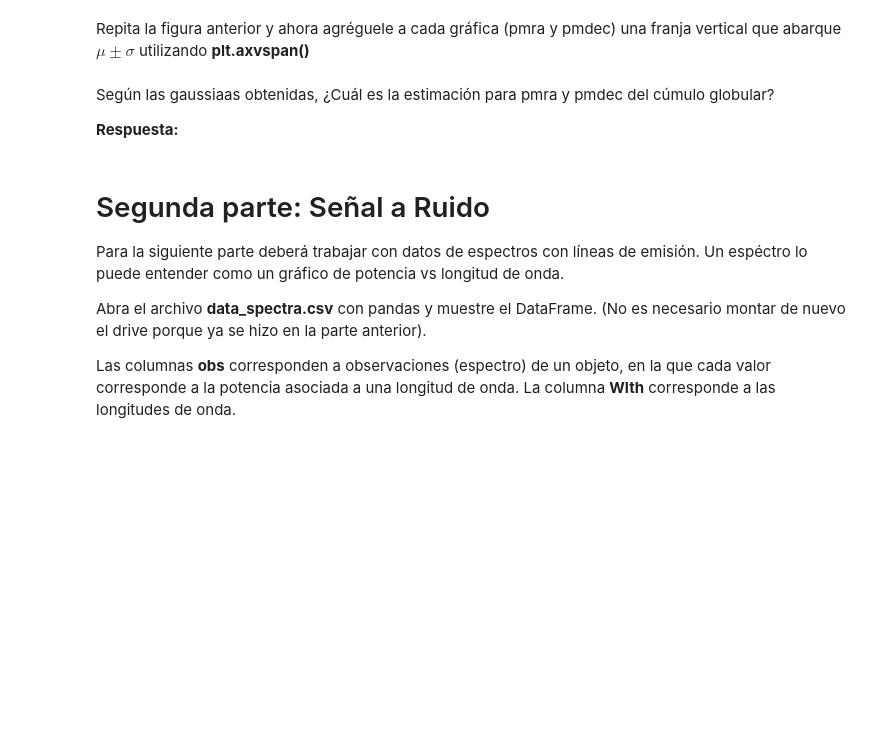
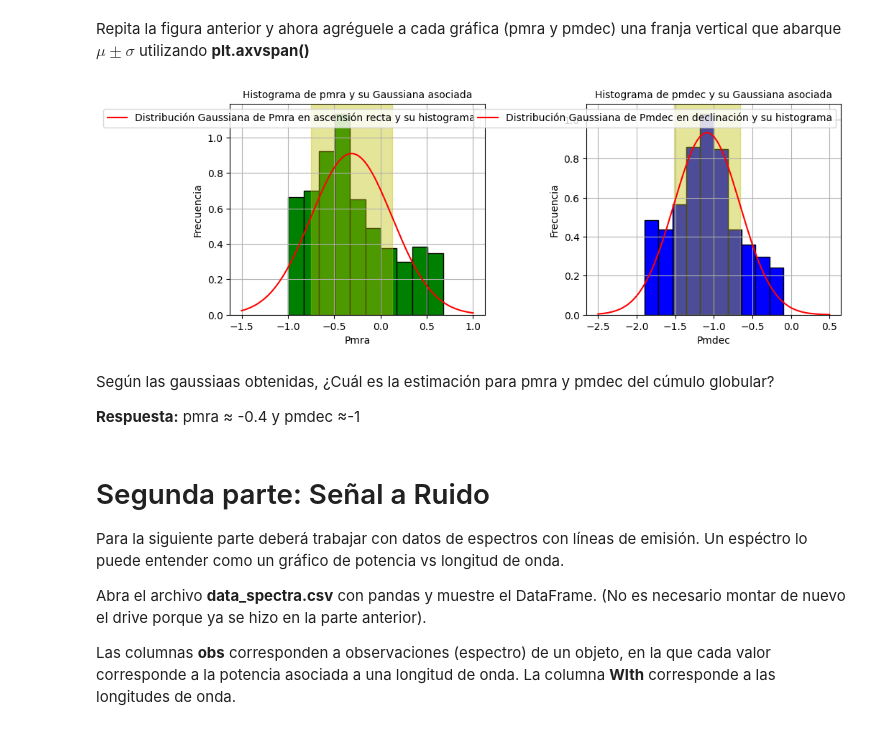
Before and after one commit to martinmaturana777/Tarea-2, a Jupyter notebook: Tarea2.ipynb, the cells around one changed output. Drawn from its saved outputs; the diff is of its cells as text; code cells hidden in the pictures; blank space fills up the shorter version.

Commit message:
Primera parte ready

```diff
--- a/Tarea2.ipynb
+++ b/Tarea2.ipynb
@@ -224,9 +200,44 @@ plt.show()
 # %% [markdown]
 Repita la figura anterior y ahora agréguele a cada gráfica (pmra y pmdec) una franja vertical que abarque $\mu \pm \sigma$ utilizando **plt.axvspan()**
+# %%
+#main figura
+fig=plt.figure(figsize=(10,8))
+#subplot
+ax1=fig.add_subplot(2,2,1)
+ax4=fig.add_subplot(2,2,2)
+
+#primer plot pmra1
+ax1.plot(x_pmra1, fx_pmra1, label='Distribución Gaussiana de Pmra en ascensión recta y su histograma', color='red')
+ax1.hist(pmra, density=True, color='g', edgecolor='black')
+ax1.set_xlabel('Pmra')
+ax1.set_ylabel('Frecuencia')
+ax1.set_title('Histograma de pmra y su Gaussiana asociada', fontsize=10)
+ax1.grid(True)
+ax1.legend()
+ax1.axvspan(mu_pmra-std_pmra, mu_pmra+std_pmra, color='y', alpha=0.4, label='$\mu \pm \sigma$')
+
+#cuarto plot pmdec2
+ax4.plot(x_pmdec2, fx_pmdec2, label='Distribución Gaussiana de Pmdec en declinación y su histograma', color='red')
+ax4.hist(pmdec, density=True, color='blue', edgecolor='black')
+ax4.set_xlabel('Pmdec')
+ax4.set_ylabel('Frecuencia')
+ax4.set_title('Histograma de pmdec y su Gaussiana asociada', fontsize=10)
+ax4.grid(True)
+ax4.legend()
+ax4.axvspan(mu_pmdec-std_pmdec, mu_pmdec+std_pmdec, color='y', alpha=0.4, label='$\mu \pm \sigma$')
+
+#ajuste de espacio para q se vea mejor
+plt.tight_layout()
+plt.subplots_adjust(left=0.1, right=0.95, wspace=0.4, hspace=0.4, top=0.9)
+
+# Mostrar el gráfico
+plt.show()
+# %% [output]
+[figure, added]
 # %% [markdown]
 Según las gaussiaas obtenidas, ¿Cuál es la estimación para pmra y pmdec del cúmulo globular?
 
-**Respuesta:**
+**Respuesta:**  pmra ≈ -0.4  y pmdec ≈-1
 # %% [markdown]
 # Segunda parte: Señal a Ruido
 Para la siguiente parte deberá trabajar con datos de espectros con líneas de emisión. Un espéctro lo puede entender como un gráfico de potencia vs longitud de onda.
```
Also changed, not shown: parts of 7 cells of this notebook.
